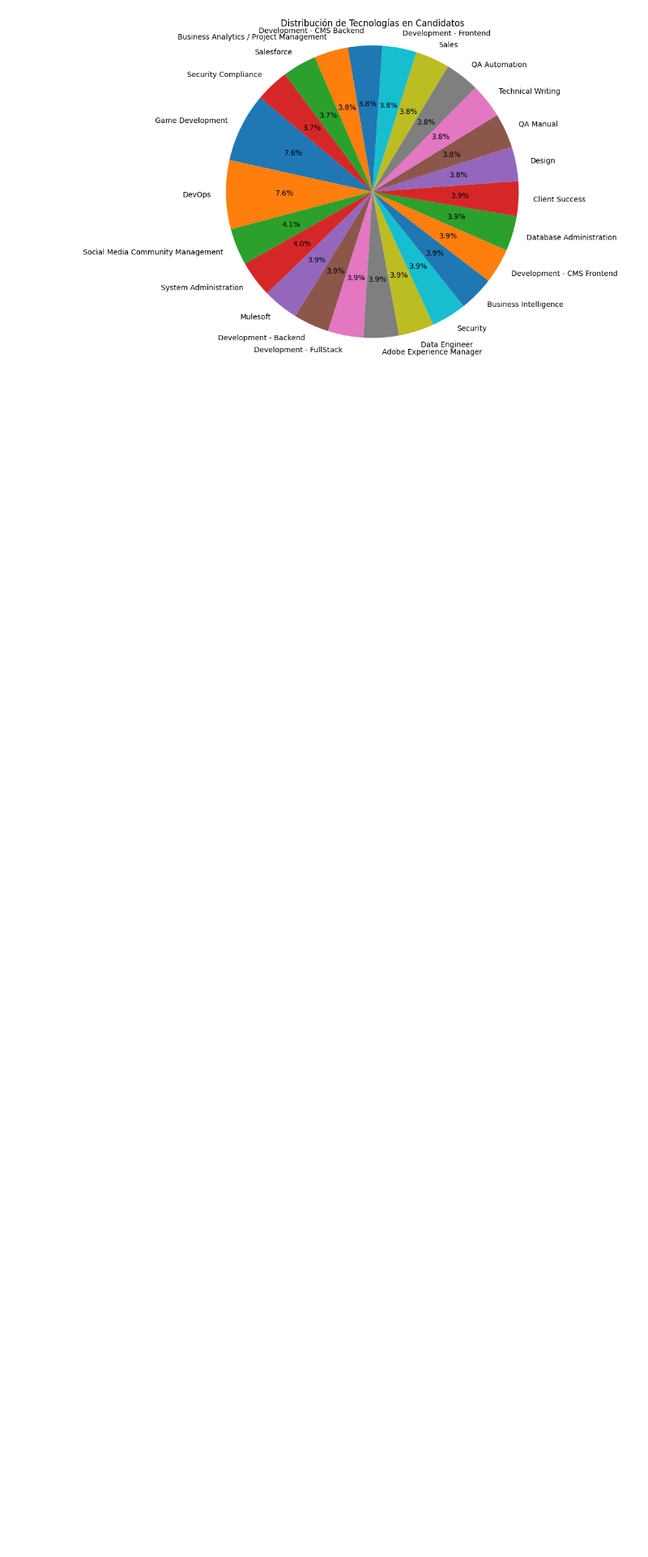
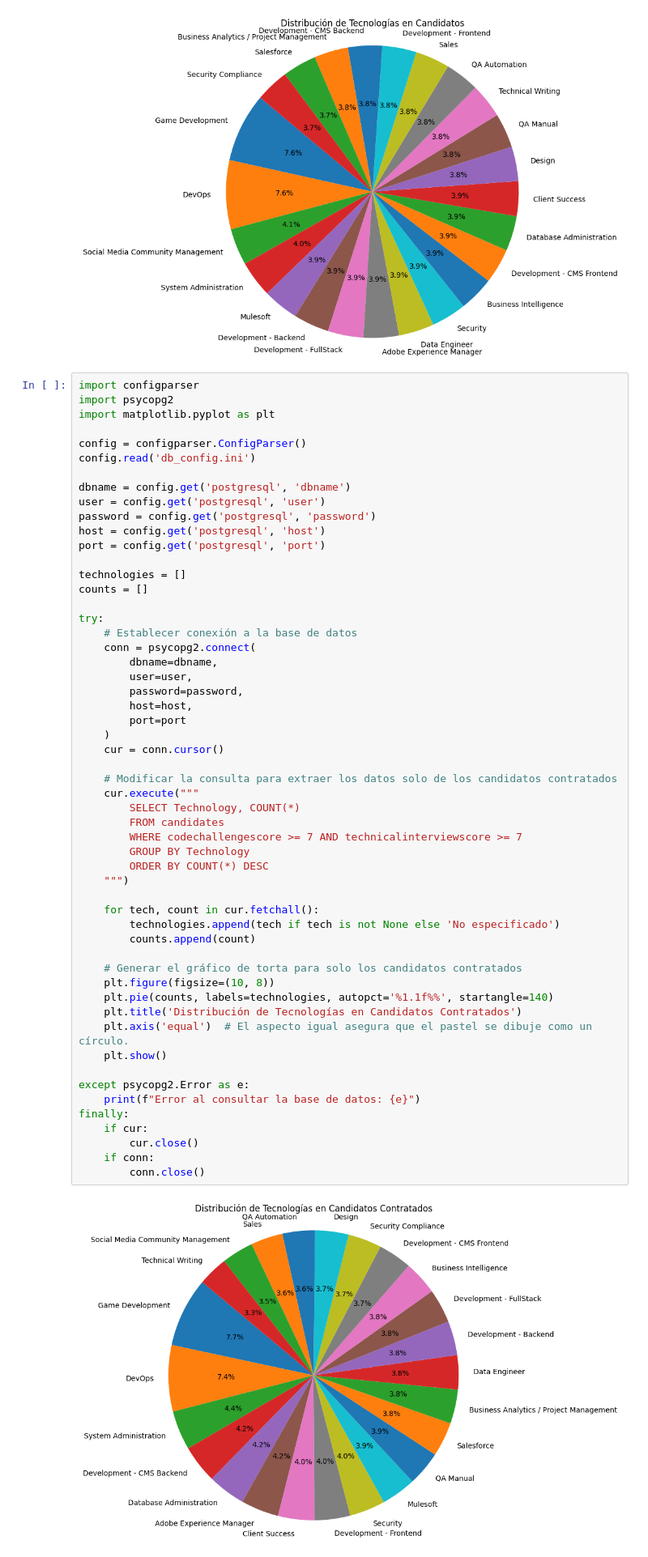
Before and after one commit to caesar-dat-com/ETL_Workshop_01, a Jupyter notebook: ETL_Workshop_01.ipynb, the cells around one changed output. Shown: that part at 81% size. Drawn from its saved outputs; the diff is of its cells as text; blank space fills up the shorter version.

Commit message:
Update analytics post control group

```diff
--- a/ETL_Workshop_01.ipynb
+++ b/ETL_Workshop_01.ipynb
@@ -596,6 +671,63 @@ finally:
         conn.close()
 # %% [output]
 [figure]
+# %%
+import configparser
+import psycopg2
+import matplotlib.pyplot as plt
+
+config = configparser.ConfigParser()
+config.read('db_config.ini')
+
+dbname = config.get('postgresql', 'dbname')
+user = config.get('postgresql', 'user')
+password = config.get('postgresql', 'password')
+host = config.get('postgresql', 'host')
+port = config.get('postgresql', 'port')
+
+technologies = []
+counts = []
+
+try:
+    # Establecer conexión a la base de datos
+    conn = psycopg2.connect(
+        dbname=dbname,
+        user=user,
+        password=password,
+        host=host,
+        port=port
+    )
+    cur = conn.cursor()
+
+    # Modificar la consulta para extraer los datos solo de los candidatos contratados
+    cur.execute("""
+        SELECT Technology, COUNT(*)
+        FROM candidates
+        WHERE codechallengescore >= 7 AND technicalinterviewscore >= 7
+        GROUP BY Technology
+        ORDER BY COUNT(*) DESC
+    """)
+
+    for tech, count in cur.fetchall():
+        technologies.append(tech if tech is not None else 'No especificado')
+        counts.append(count)
+
+    # Generar el gráfico de torta para solo los candidatos contratados
+    plt.figure(figsize=(10, 8))
+    plt.pie(counts, labels=technologies, autopct='%1.1f%%', startangle=140)
+    plt.title('Distribución de Tecnologías en Candidatos Contratados')
+    plt.axis('equal')  # El aspecto igual asegura que el pastel se dibuje como un círculo.
+    plt.show()
+
+except psycopg2.Error as e:
+    print(f"Error al consultar la base de datos: {e}")
+finally:
+    if cur:
+        cur.close()
+    if conn:
+        conn.close()
+# %% [output]
+[figure, added]
 # %%
 import configparser
 import psycopg2
```
Also changed, not shown: parts of 4 cells of this notebook.
